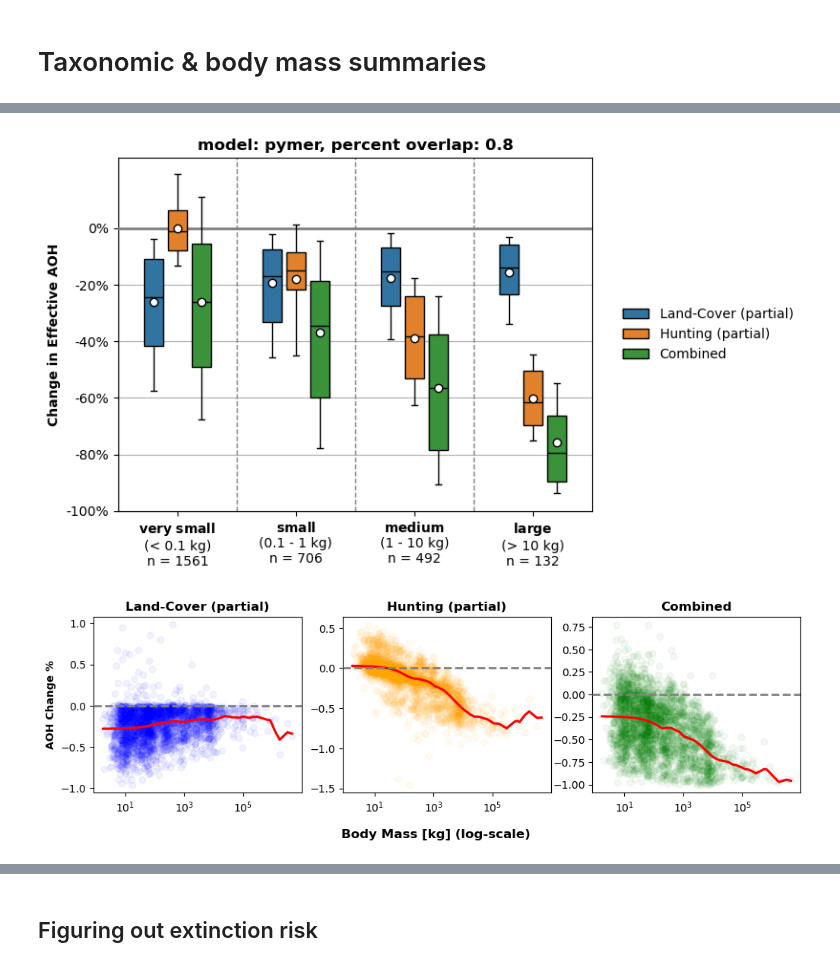
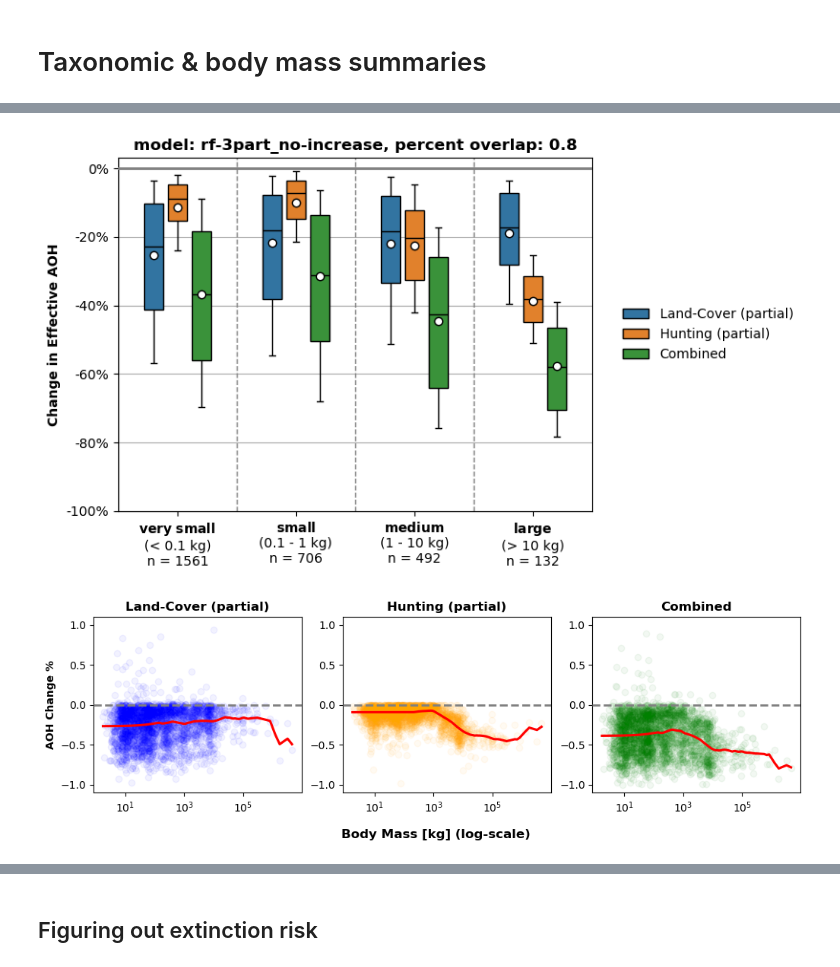
Before and after one commit to emiliolr/life-hunting, a Jupyter notebook: notebooks/plotting_model_projection_results.ipynb, the cells around one changed output, grey strips where cells are left out. Cells and saved outputs as stored; diff of their text form; code cells hidden in the pictures.

```diff
--- a/notebooks/plotting_model_projection_results.ipynb
+++ b/notebooks/plotting_model_projection_results.ipynb
@@ -8,13 +8,17 @@ import seaborn as sns
 import numpy as np
 # %%
 # Parameters
-model_to_use = 'pymer' # "pymer" or "rf" or "rf-pca" or "xgboost-3part"
+model_to_use = 'rf-3part' # "pymer" or "rf" or "rf-pca" or "xgboost-3part" or "rf-3part"
+no_increase = True
 pct_overlap_cutoff = 0.8
 
 aoh = True # plot extinction probabilities or just changes in AOH?
 curve_type = 'power_law' # either "power_law" or "gompertz"
 
 save_plots = False
+
+#  fiddling with model name
+model_to_use = model_to_use + ('_no-increase' if no_increase else '')
 # %% [markdown]
 # Taxonomic & body mass summaries
 # %%
@@ -195,64 +171,65 @@ plt.xlabel(None)
 plt.ylabel(f'Change in {"Effective AOH" if aoh else "Prob. of Extinction"}', weight = 'bold')
 
 #  fiddling w/tick formatting
 if aoh:
-    yticks = np.arange(-1, 0.2, 0.2) if ('3part' not in model_to_use) else np.arange(-1, 0.8, 0.2)
+    yticks = np.arange(-1, 0.2, 0.2) if ('3part' not in model_to_use) or ('no-increase' in model_to_use) else np.arange(-1, 0.8, 0.2)
     ytick_labels = [f'{round(float(i))}%' for i in yticks * 100]
     plt.yticks(ticks = yticks, labels = ytick_labels)
 
 xtick_labels = [r'$\bf{very\ small}$' + f'\n(< 0.1 kg)\nn = {cat_counts.loc["very small"]}',
                 r'$\bf{small}$' + f'\n(0.1 - 1 kg)\nn = {cat_counts.loc["small"]}',
                 r'$\bf{medium}$' + f'\n(1 - 10 kg)\nn = {cat_counts.loc["medium"]}',
                 r'$\bf{large}$' + f'\n(> 10 kg)\nn = {cat_counts.loc["large"]}']
 plt.xticks(ticks = [0, 1, 2, 3], labels = xtick_labels)
 
 #  fixing the legend
 plt.legend(loc = 'center right', bbox_to_anchor = (1.45, 0.5), frameon = False)
 
 #  adding major gridlines
 plt.grid(visible = True, which = 'major', axis = 'y')
 
 #  adding a title, just to remind of the model + percent overlap used
 if not save_plots:
     plt.title(f'model: {model_to_use}, percent overlap: {pct_overlap_cutoff}', weight = 'bold')
 
 #  optionally saving plot
 if save_plots:
     plt.savefig(f'/Users/emiliolr/Desktop/{model_to_use}_{"aoh" if aoh else "ext"}_diff_cutoff={pct_overlap_cutoff}.png',
                 bbox_inches = 'tight', dpi = 400)
 
 plt.show()
 # %% [output]
-[figure, old version]
+[figure, new version]
 # %%
 # Looking at the overall relationship between body mass and AOH change for the partial/joint effects
-data_sub = aoh_info_long[aoh_info_long['aoh_loss_amt'] <= 1]
+data_sub = aoh_info_long[aoh_info_long[y] <= 1]
 
 fig, axs = plt.subplots(ncols = 3, figsize = (12, 3))
 
-loss_types = data_sub['aoh_loss_type'].unique()
+loss_types = data_sub[col].unique()
 colors = ['blue', 'orange', 'green']
 
 for i in range(len(axs)):
     axs[i].set(xscale = "log")
     axs[i].axhline(0, color = 'grey', linestyle = '--', linewidth = 2, zorder = 10)
 
-    sub = data_sub[data_sub['aoh_loss_type'] == loss_types[i]]
-    sns.regplot(data = sub, x = 'combine_body_mass', y = 'aoh_loss_amt', lowess = True,
+    sub = data_sub[data_sub[col] == loss_types[i]]
+    sns.regplot(data = sub, x = 'combine_body_mass', y = y, lowess = True,
                 scatter_kws = {'color' : colors[i], 'alpha' : 0.05}, line_kws = {'color' : 'red'}, ax = axs[i])
 
+    axs[i].set_ylim(-1.1 if aoh else -0.1, 1.1)
     axs[i].set_title(loss_types[i], weight = 'bold')
     axs[i].set_xlabel('')
 
     if i != 0:
         axs[i].set_ylabel('')
     else:
-        axs[i].set_ylabel('AOH Change %', weight = 'bold')
+        axs[i].set_ylabel('AOH Change %' if aoh else 'Extinction Prob. Change', weight = 'bold')
 
 fig.supxlabel('Body Mass [kg] (log-scale)', weight = 'bold', y = -0.1)
 plt.show()
 # %% [output]
-[figure, old version]
+[figure, new version]
 # %%
 # Just a quick and dirty plot to show the distribution over all samples, not grouped by BM category
 aoh_info_long['single_group'] = 0
```
Also changed, not shown: parts of 7 cells of this notebook, 4 other files.
